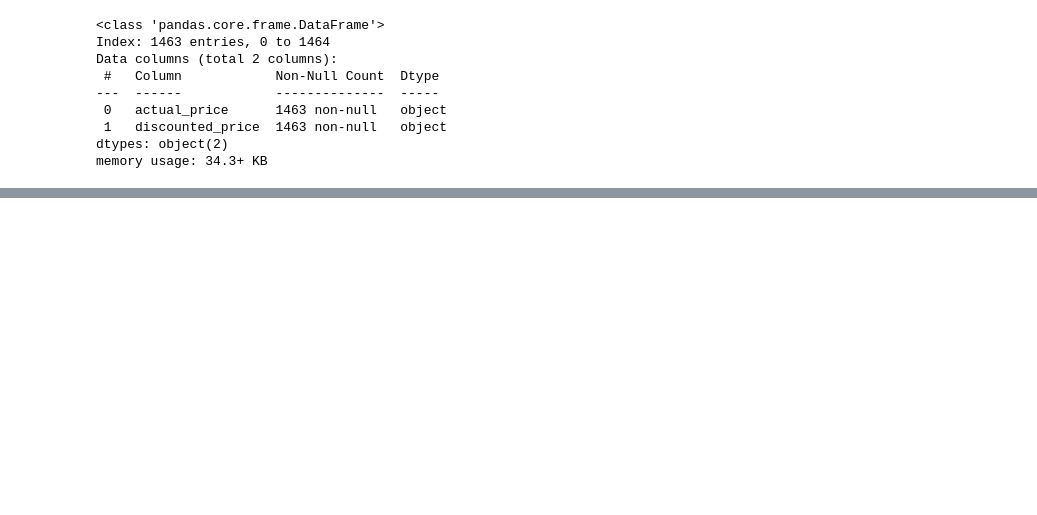
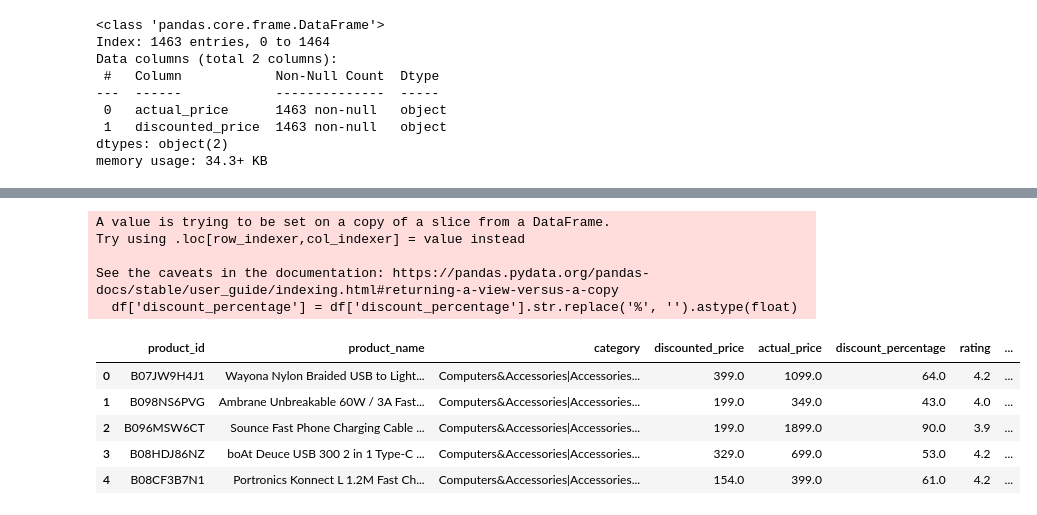
Before and after one commit to lwinmp/machine_learning_projects, a Jupyter notebook: Amazon Sale Prediction/amazon sale prediction.ipynb, the cells around one changed output, grey strips where cells are left out. Cells and saved outputs as stored; diff of their text form; code cells hidden in the pictures; blank space fills up the shorter version.

```diff
--- a/Amazon Sale Prediction/amazon sale prediction.ipynb
+++ b/Amazon Sale Prediction/amazon sale prediction.ipynb
@@ -238,0 +174,2 @@ df[df['actual_price'] < 149][[
+# %%
+df['rating_count'] = df['rating_count'].str.replace(',', '').astype(float)
@@ -238,0 +191,3 @@ df[df['actual_price'] < 149][[
+# %%
+median_count = df['rating_count'].median()
+df['rating_count'] = df['rating_count'].fillna(median_count)
@@ -238,0 +209,3 @@ df[df['actual_price'] < 149][[
+# %%
+df['discounted_price'] = df['discounted_price'].str.replace('₹', '').str.replace(',', '').astype(float)
+df['actual_price'] = df['actual_price'].str.replace('₹', '').str.replace(',', '').astype(float)
@@ -238,0 +223,17 @@ df[df['actual_price'] < 149][[
+# %%
+df['discount_percentage'] = df['discount_percentage'].str.replace('%', '').astype(float)
+# %% [output]
+A value is trying to be set on a copy of a slice from a DataFrame.
+Try using .loc[row_indexer,col_indexer] = value instead
+
+See the caveats in the documentation: https://pandas.pydata.org/pandas-docs/stable/user_guide/indexing.html#returning-a-view-versus-a-copy
+  df['discount_percentage'] = df['discount_percentage'].str.replace('%', '').astype(float)
+# %%
+df.head(5)
+# %% [output]
+|  | product_id | product_name | category | discounted_price | actual_price | discount_percentage | rating | ... |
+| 0 | B07JW9H4J1 | Wayona Nylon Braided USB to Light... | Computers&Accessories|Accessories... | 399.0 | 1099.0 | 64.0 | 4.2 | ... |
+| 1 | B098NS6PVG | Ambrane Unbreakable 60W / 3A Fast... | Computers&Accessories|Accessories... | 199.0 | 349.0 | 43.0 | 4.0 | ... |
+| 2 | B096MSW6CT | Sounce Fast Phone Charging Cable ... | Computers&Accessories|Accessories... | 199.0 | 1899.0 | 90.0 | 3.9 | ... |
+| 3 | B08HDJ86NZ | boAt Deuce USB 300 2 in 1 Type-C ... | Computers&Accessories|Accessories... | 329.0 | 699.0 | 53.0 | 4.2 | ... |
+| 4 | B08CF3B7N1 | Portronics Konnect L 1.2M Fast Ch... | Computers&Accessories|Accessories... | 154.0 | 399.0 | 61.0 | 4.2 | ... |
```
Also changed, not shown: parts of 25 cells of this notebook, 1 other file.
